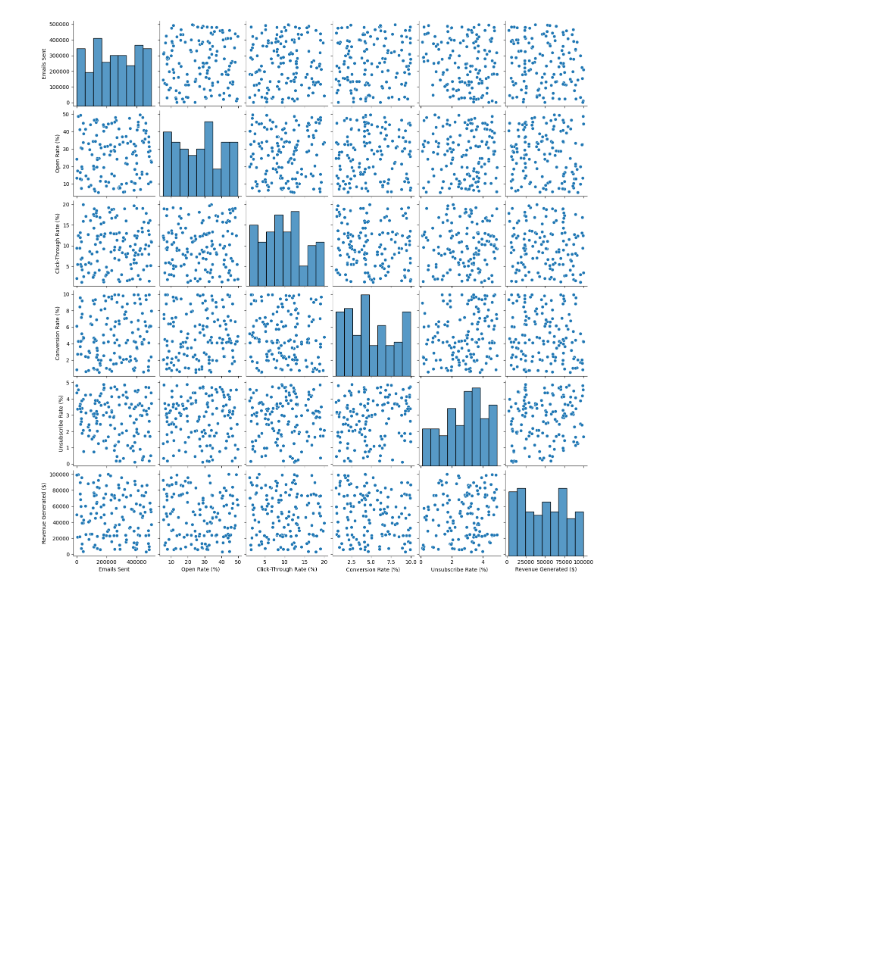
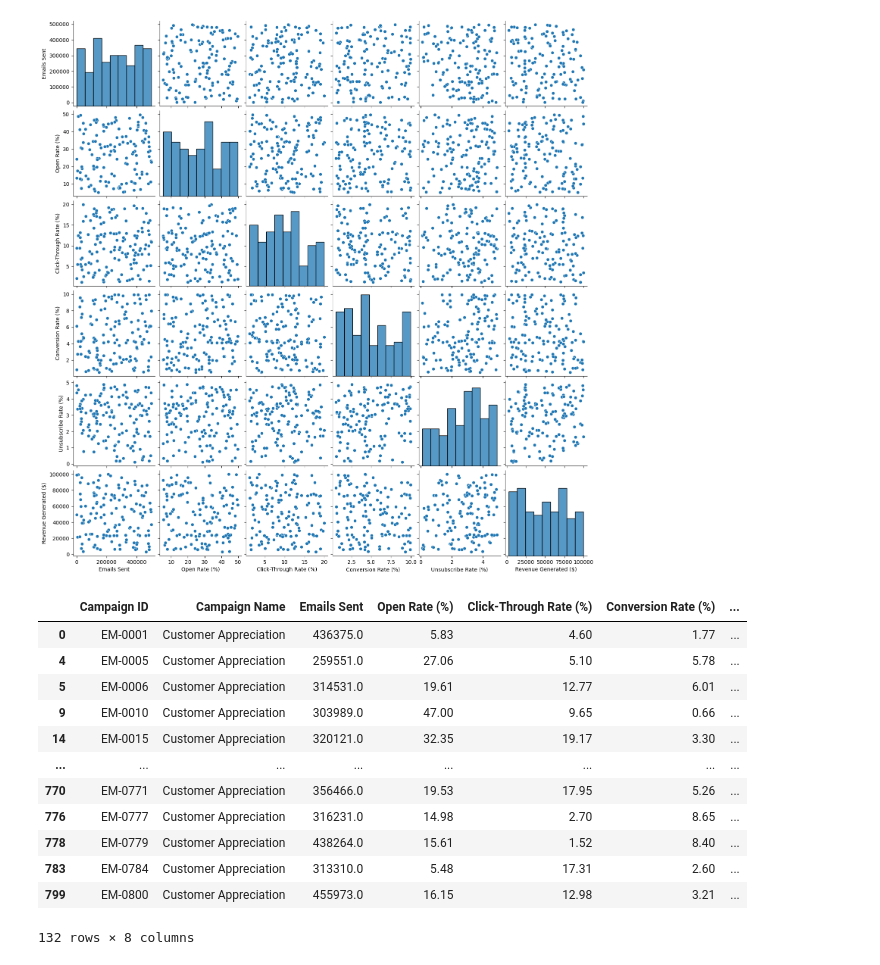
Before and after one commit to HassanFathyIsmail/Email-Campaign-Gig, a Jupyter notebook: Email-Campaign.ipynb, the cells around one changed output. Drawn from its saved outputs; the diff is of its cells as text; code cells hidden in the pictures; blank space fills up the shorter version.

Commit message:
focausing on the "Customer Appreciation" campaign

```diff
--- a/Email-Campaign.ipynb
+++ b/Email-Campaign.ipynb
@@ -167,3 +167,21 @@ sns.pairplot(holiday_discount)
 plt.show()
 # %% [output]
 [figure]
+# %%
+# Now focausing on the "Customer Appreciation" campaign, we can analyze the data further.
+customer_appreciation = data[data["Campaign Name"] == "Customer Appreciation"]
+customer_appreciation
+# %% [output]
+|  | Campaign ID | Campaign Name | Emails Sent | Open Rate (%) | Click-Through Rate (%) | Conversion Rate (%) | ... |
+| 0 | EM-0001 | Customer Appreciation | 436375.0 | 5.83 | 4.60 | 1.77 | ... |
+| 4 | EM-0005 | Customer Appreciation | 259551.0 | 27.06 | 5.10 | 5.78 | ... |
+| 5 | EM-0006 | Customer Appreciation | 314531.0 | 19.61 | 12.77 | 6.01 | ... |
+| 9 | EM-0010 | Customer Appreciation | 303989.0 | 47.00 | 9.65 | 0.66 | ... |
+| 14 | EM-0015 | Customer Appreciation | 320121.0 | 32.35 | 19.17 | 3.30 | ... |
+| ... | ... | ... | ... | ... | ... | ... | ... |
+| 770 | EM-0771 | Customer Appreciation | 356466.0 | 19.53 | 17.95 | 5.26 | ... |
+| 776 | EM-0777 | Customer Appreciation | 316231.0 | 14.98 | 2.70 | 8.65 | ... |
+| 778 | EM-0779 | Customer Appreciation | 438264.0 | 15.61 | 1.52 | 8.40 | ... |
+| 783 | EM-0784 | Customer Appreciation | 313310.0 | 5.48 | 17.31 | 2.60 | ... |
+| 799 | EM-0800 | Customer Appreciation | 455973.0 | 16.15 | 12.98 | 3.21 | ... |
+132 rows × 8 columns
```
